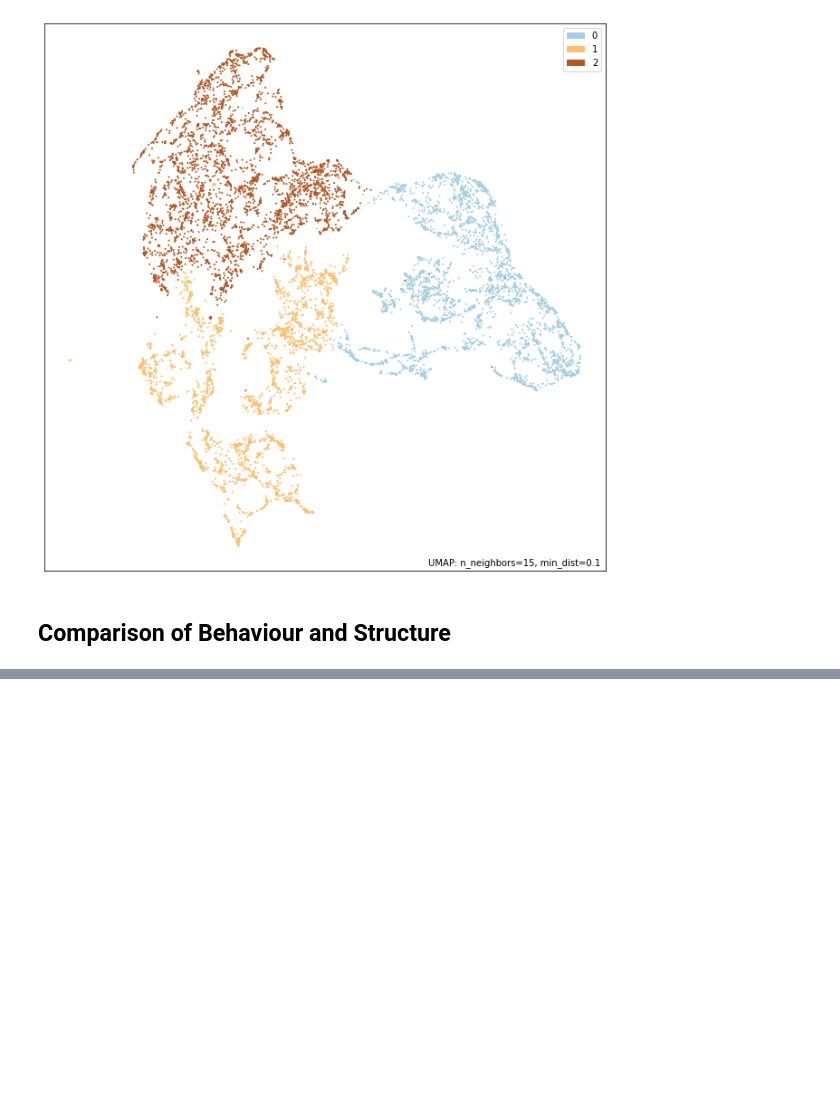
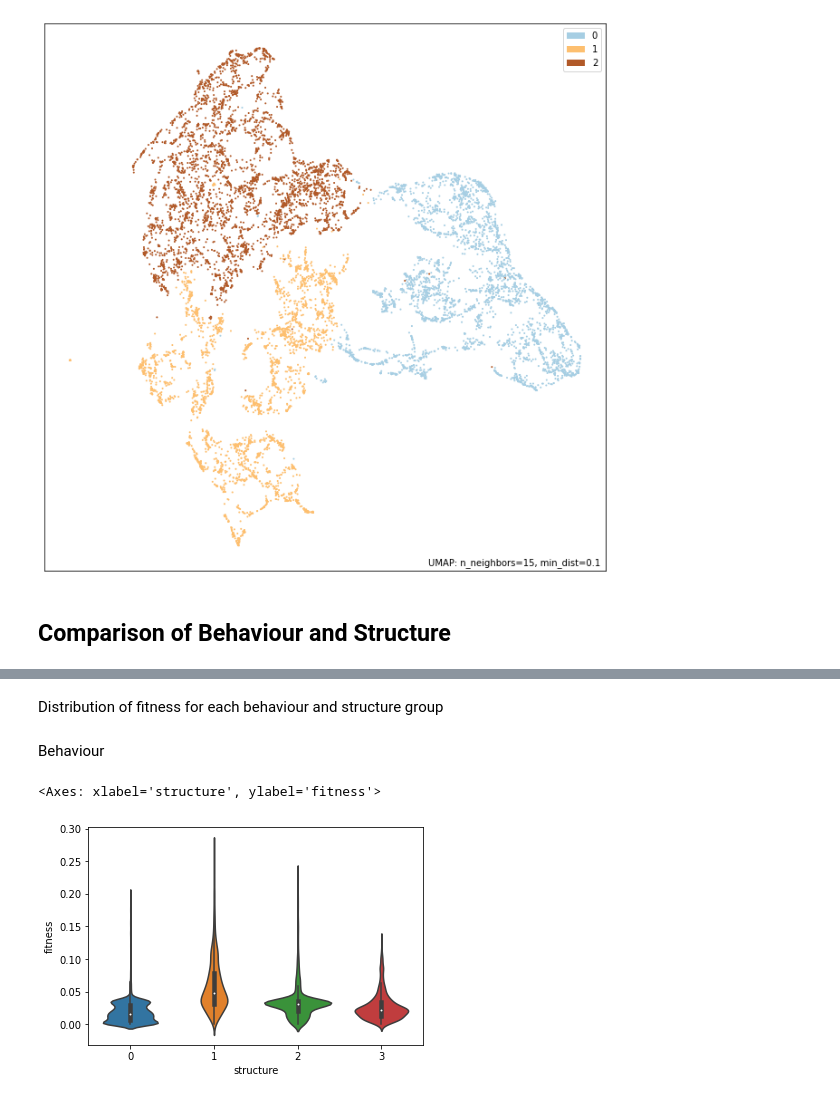
Before and after one commit to cameronstackhouse/exploring-the-design-space-of-artificial-life, a Jupyter notebook: results.ipynb, the cells around one changed output, grey strips where cells are left out. Cells and saved outputs as stored; diff of their text form; code cells hidden in the pictures; blank space fills up the shorter version.

```diff
--- a/results.ipynb
+++ b/results.ipynb
@@ -525,0 +542,9 @@ comparison_df
+# %% [markdown]
+Distribution of fitness for each behaviour and structure group
+# %% [markdown]
+Behaviour
+# %%
+sns.violinplot(data=comparison_df, x="structure", y="fitness", order=["0", "1", "2", "3"])
+# %% [output]
+<Axes: xlabel='structure', ylabel='fitness'>
+[figure, added]
```
Also changed, not shown: parts of 20 cells of this notebook, 6 other files.
